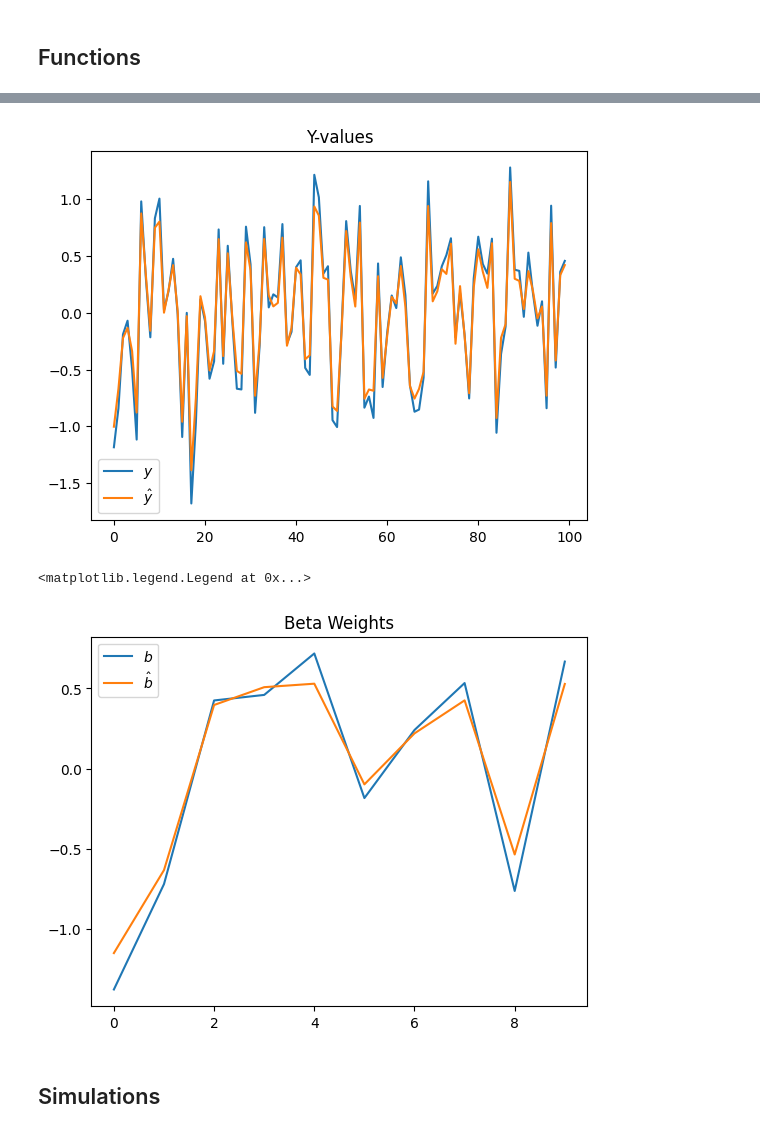
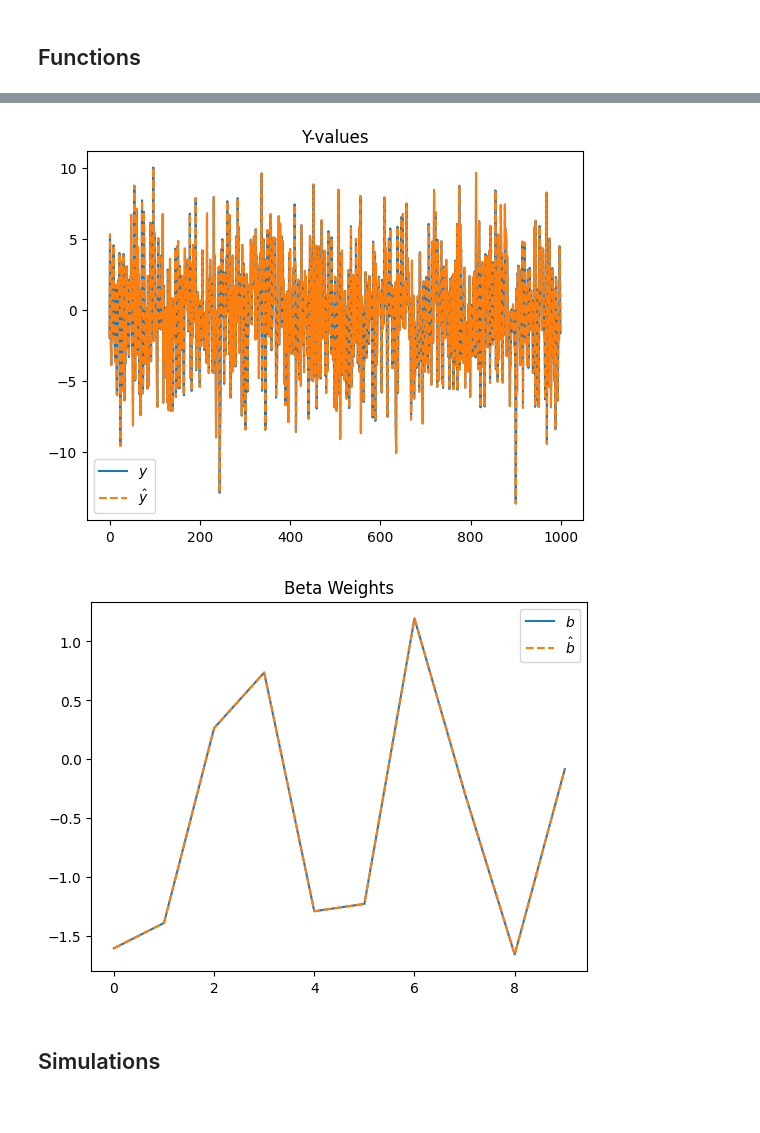
Before and after one commit to ryanhammonds/dsc210, a Jupyter notebook: project/Optimization Work.ipynb, the cells around one changed output, grey strips where cells are left out. Saved outputs shown, nothing was run; the diff lists cells and outputs as text; code cells hidden in the pictures.

```diff
--- a/project/Optimization Work.ipynb
+++ b/project/Optimization Work.ipynb
@@ -217,19 +209,31 @@ epoch 950, loss 0.014147303067147732
-# %%
-plt.title('Y-values')
-plt.plot(y, label=r'$y$')
-plt.plot(y_hat, label=r'$\hat{y}$')
-plt.legend();
-# %% [output]
-[figure, removed]
-# %%
-plt.title('Beta Weights')
-
-plt.plot(b, label=r'$b$')
-plt.plot(model.linear.weight.detach().numpy()[0], label=r'$\hat{b}$')
-plt.legend()
-# %% [output]
-<matplotlib.legend.Legend at 0x...>
-[figure, removed]
+# %%
+# Simulate
+N = 1000      # training examples
+M = 10        # beta weights
+
+X, b, y = simulate_lm(N, M)
+
+# Train
+model, lost_hist, elapsed = train_model(X, y)
+
+# Evaluate performance
+y_hat, b_hat, mse_y, mse_b = evaluate_model(X, b, y)
+
+plt.figure(0)
+plt.title('Y-values')
+plt.plot(y, label=r'$y$')
+plt.plot(y_hat.detach().numpy(), ls='--', label=r'$\hat{y}$')
+plt.legend()
+
+plt.figure(1)
+plt.title('Beta Weights')
+
+plt.plot(b, label=r'$b$')
+plt.plot(b_hat.detach().numpy(), ls='--', label=r'$\hat{b}$')
+plt.legend();
+# %% [output]
+[figure, added]
+[figure, added]
 # %% [markdown]
 ## Simulations
 # %% [markdown]
```
Also changed, not shown: parts of 6 cells of this notebook.
